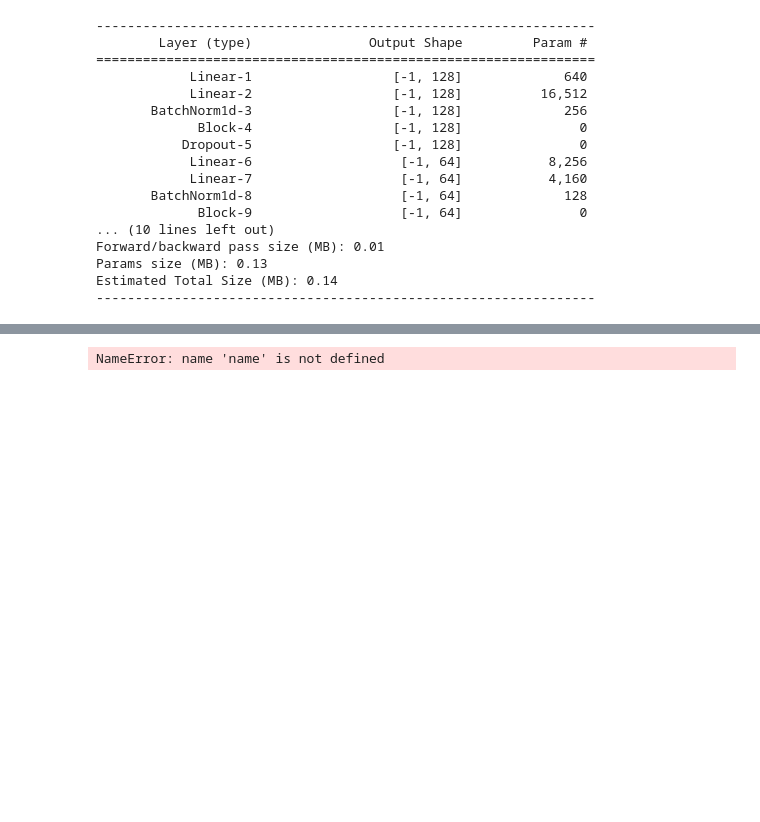
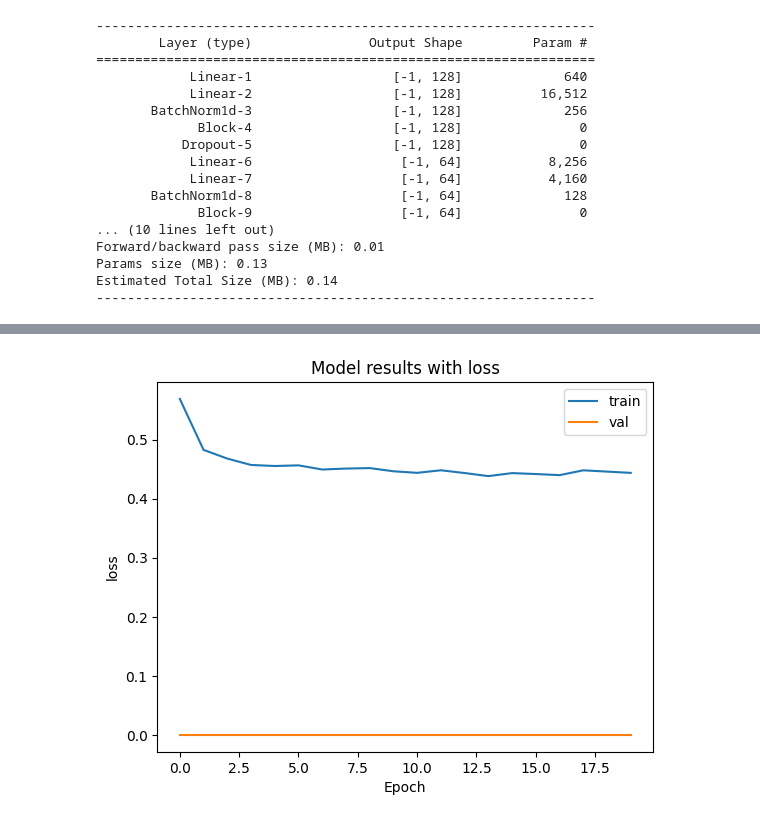
Before and after one commit to HromovAndrey/II_mood_4_part_4, a Jupyter notebook: Урок_модуль_4_часть_4.ipynb, the cells around one changed output, grey strips where cells are left out. Cells and saved outputs as stored; diff of their text form; code cells hidden in the pictures; blank space fills up the shorter version.

```diff
--- a/Урок_модуль_4_часть_4.ipynb
+++ b/Урок_модуль_4_часть_4.ipynb
@@ -263,14 +263,16 @@ Epoch   20    0sec_     loss:      0.444        accuracy_score:          0
 Time total:  4.21 sec
 # %%
 import matplotlib.pyplot as plt
-def plot_metric(history, mame):
-  plt.title(f"Model results with {name}")
-  plt.plot(history[name], label='train')
-  plt.plot(history['val_'+name], label='val')
-  plt.xlabel('Epoch')
-  plt.ylabel(name)
-  plt.legend()
+
+def plot_metric(history, name):
+    plt.title(f"Model results with {name}")
+    plt.plot(history[name], label='train')
+    plt.plot(history['val_'+name], label='val')
+    plt.xlabel('Epoch')
+    plt.ylabel(name)
+    plt.legend()
+    plt.show()
 
 plot_metric(history, 'loss')
 # %% [output]
-NameError: name 'name' is not defined
+[figure, added]
```
Also changed, not shown: parts of 3 cells of this notebook.
